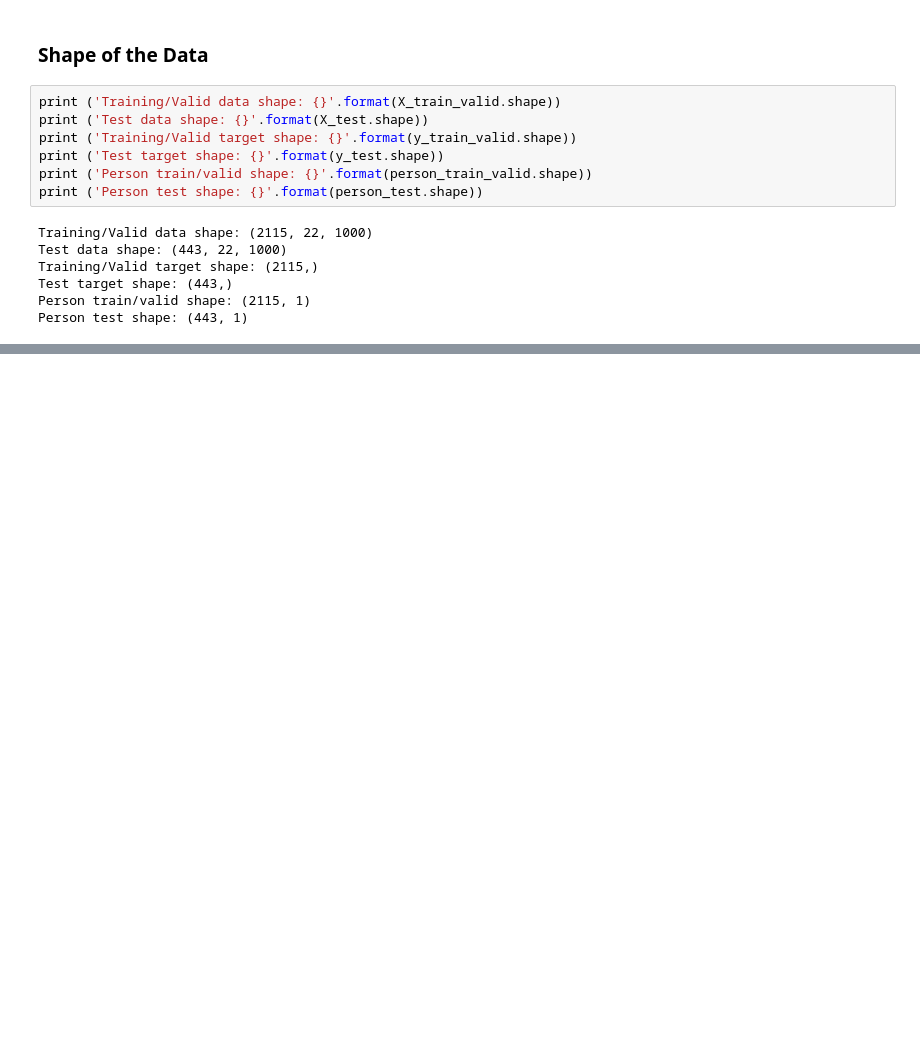
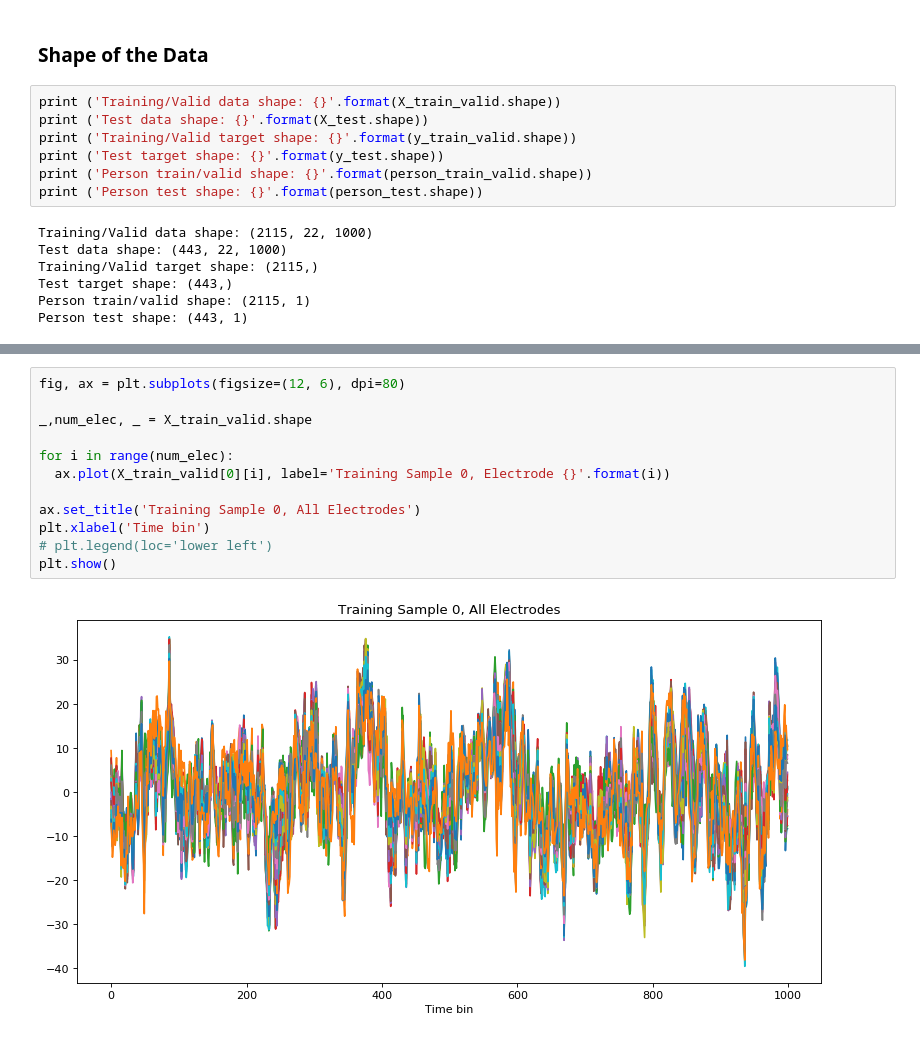
Before and after one commit to joshuaghannan/ECEC247DeepLearning, a Jupyter notebook: Dataset_Tests.ipynb, the cells around one changed output, grey strips where cells are left out. Cells and saved outputs as stored; diff of their text form; blank space fills up the shorter version.

```diff
--- a/Dataset_Tests.ipynb
+++ b/Dataset_Tests.ipynb
@@ -64,0 +89,14 @@ Person test shape: (443, 1)
+# %%
+fig, ax = plt.subplots(figsize=(12, 6), dpi=80)
+
+_,num_elec, _ = X_train_valid.shape
+
+for i in range(num_elec):
+  ax.plot(X_train_valid[0][i], label='Training Sample 0, Electrode {}'.format(i))
+
+ax.set_title('Training Sample 0, All Electrodes')
+plt.xlabel('Time bin')
+# plt.legend(loc='lower left')
+plt.show()
+# %% [output]
+[figure, added]
```
Also changed, not shown: parts of 32 cells of this notebook.
